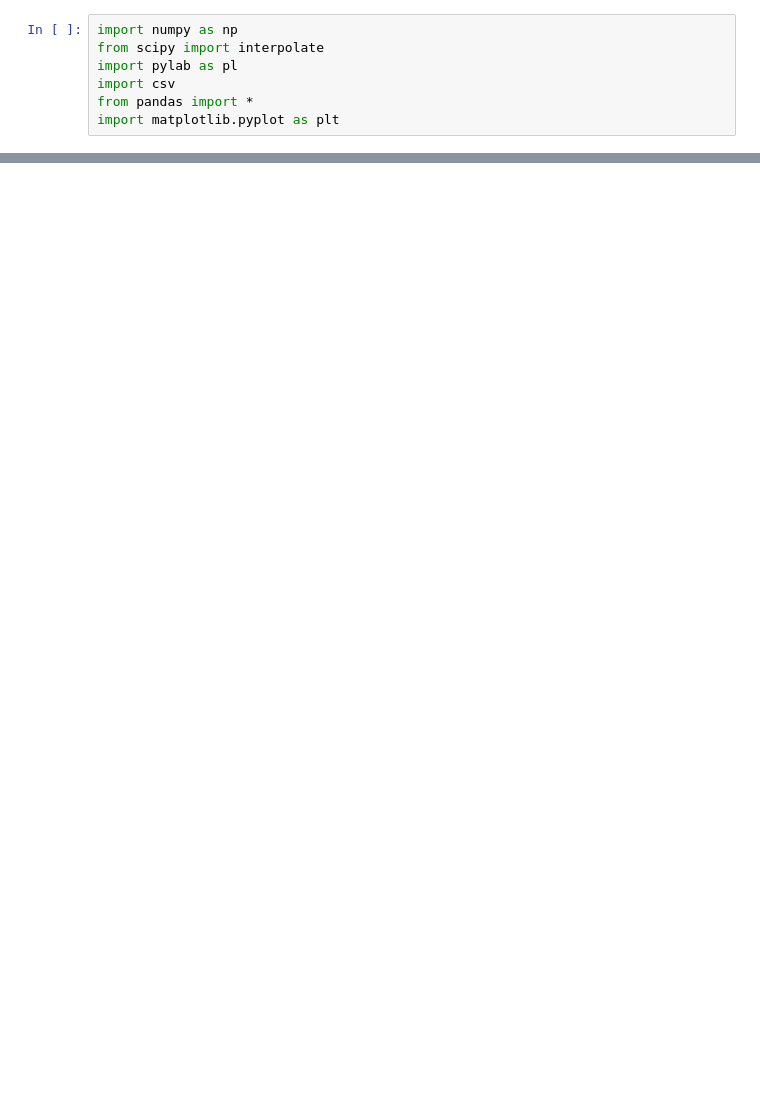
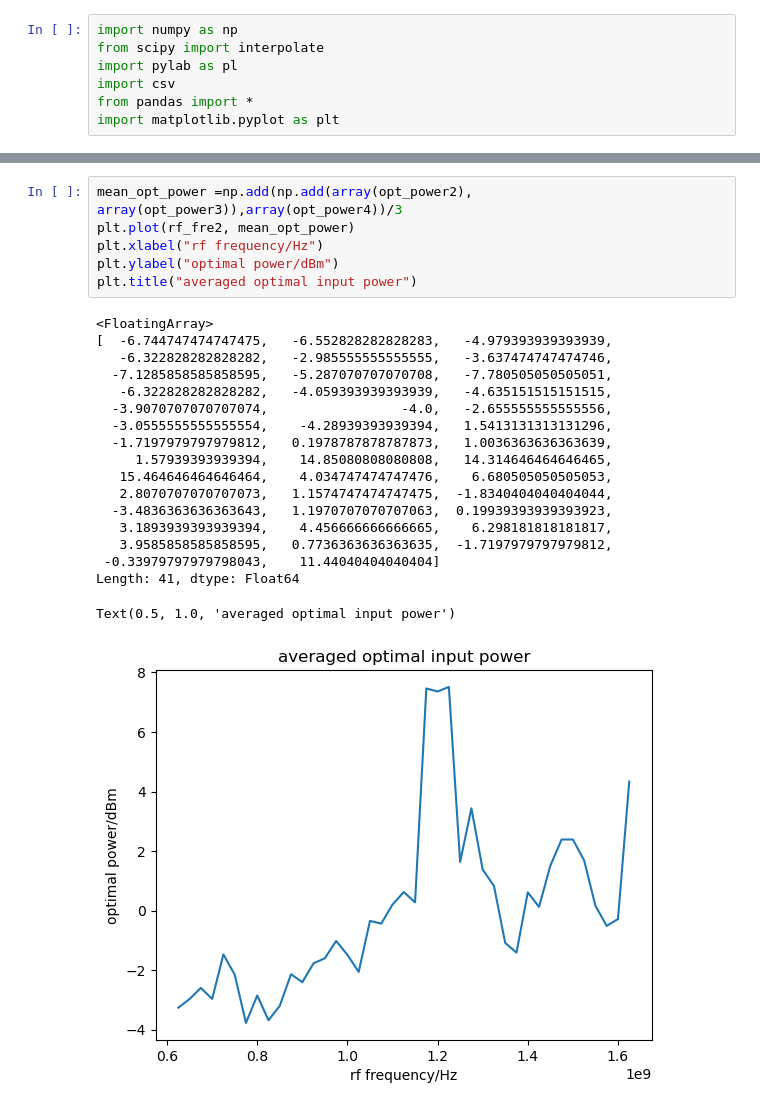
Before and after one commit to yyhshdu1/new_cavity, a Jupyter notebook: windfreak/interpolate_power_data.ipynb, the cells around one changed output, grey strips where cells are left out. Saved outputs shown, nothing was run; the diff lists cells and outputs as text; blank space fills up the shorter version.

```diff
--- a/windfreak/interpolate_power_data.ipynb
+++ b/windfreak/interpolate_power_data.ipynb
@@ -18 +27,26 @@ plt.plot(rf_fre2,opt_power2)
+# %%
+mean_opt_power =np.add(np.add(array(opt_power2), array(opt_power3)),array(opt_power4))/3
+plt.plot(rf_fre2, mean_opt_power)
+plt.xlabel("rf frequency/Hz")
+plt.ylabel("optimal power/dBm")
+plt.title("averaged optimal input power")
+# %% [output]
+<FloatingArray>
+[  -6.744747474747475,   -6.552828282828283,   -4.979393939393939,
+   -6.322828282828282,   -2.985555555555555,   -3.637474747474746,
+  -7.1285858585858595,   -5.287070707070708,   -7.780505050505051,
+   -6.322828282828282,   -4.059393939393939,   -4.635151515151515,
+  -3.9070707070707074,                 -4.0,   -2.655555555555556,
+  -3.0555555555555554,    -4.28939393939394,   1.5413131313131296,
+  -1.7197979797979812,   0.1978787878787873,   1.0036363636363639,
+     1.57939393939394,    14.85080808080808,   14.314646464646465,
+   15.464646464646464,    4.034747474747476,    6.680505050505053,
+   2.8070707070707073,   1.1574747474747475,  -1.8340404040404044,
+  -3.4836363636363643,   1.1970707070707063,  0.19939393939393923,
+   3.1893939393939394,    4.456666666666665,    6.298181818181817,
+   3.9585858585858595,   0.7736363636363635,  -1.7197979797979812,
+ -0.33979797979798043,    11.44040404040404]
+Length: 41, dtype: Float64
+Text(0.5, 1.0, 'averaged optimal input power')
+[figure, added]
 # %%
```
Also changed, not shown: parts of 2 cells of this notebook, 1 other file.
